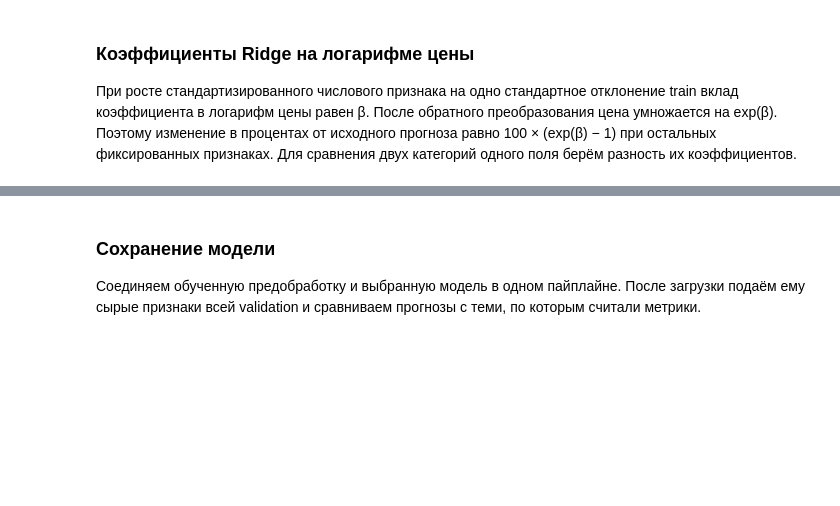
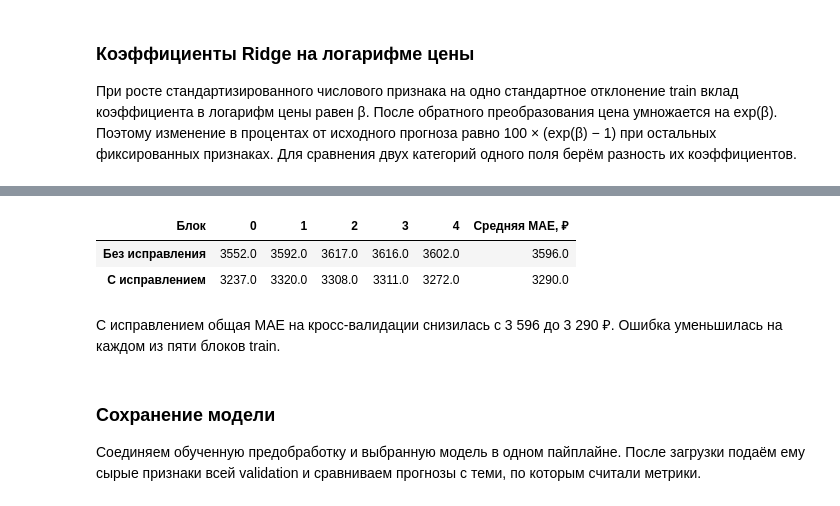
Before and after one commit to sangnchr-s/Gonchar_Alexander_Lab2, a Jupyter notebook: notebooks/02_modeling.ipynb, the cells around one changed output, grey strips where cells are left out. Cells and saved outputs as stored; diff of their text form; code cells hidden in the pictures; blank space fills up the shorter version.

Commit message:
correct inflated apartment areas and retrain model

```diff
--- a/notebooks/02_modeling.ipynb
+++ b/notebooks/02_modeling.ipynb
@@ -264,3 +268,30 @@ Name: Изменение относительно исходного прогн
+# %%
+from sklearn.base import clone
+from sklearn.model_selection import KFold, cross_val_score
+
+raw_train = pd.read_csv(
+    PROJECT_ROOT / "data" / "interim" / "train_raw.csv", dtype=str, keep_default_na=False
+)
+cv = KFold(n_splits=5, shuffle=True, random_state=RANDOM_STATE)
+area_cv = {}
+
+for label, enabled in [("Без исправления", False), ("С исправлением", True)]:
+    preprocessing = clone(preprocessor).set_params(features__kw_args={"correct_total_area": enabled})
+    pipeline = Pipeline([("preprocessing", preprocessing), ("model", clone(log_ridge))])
+    area_cv[label] = -cross_val_score(
+        pipeline, raw_train.drop(columns=TARGET), pd.to_numeric(raw_train[TARGET]),
+        cv=cv, scoring="neg_mean_absolute_error",
+    )
+
+pd.DataFrame(area_cv).rename_axis("Блок").round(0).T.assign(
+    **{"Средняя MAE, ₽": pd.DataFrame(area_cv).mean().round(0)}
+)
+# %% [output]
+| Блок | 0 | 1 | 2 | 3 | 4 | Средняя MAE, ₽ |
+| Без исправления | 3552.0 | 3592.0 | 3617.0 | 3616.0 | 3602.0 | 3596.0 |
+| С исправлением | 3237.0 | 3320.0 | 3308.0 | 3311.0 | 3272.0 | 3290.0 |
+# %% [markdown]
+С исправлением общая MAE на кросс-валидации снизилась с 3 596 до 3 290 ₽. Ошибка уменьшилась на каждом из пяти блоков train.
 # %% [markdown]
 ### Сохранение модели
 
```
Also changed, not shown: parts of 15 cells of this notebook, 5 other files.
